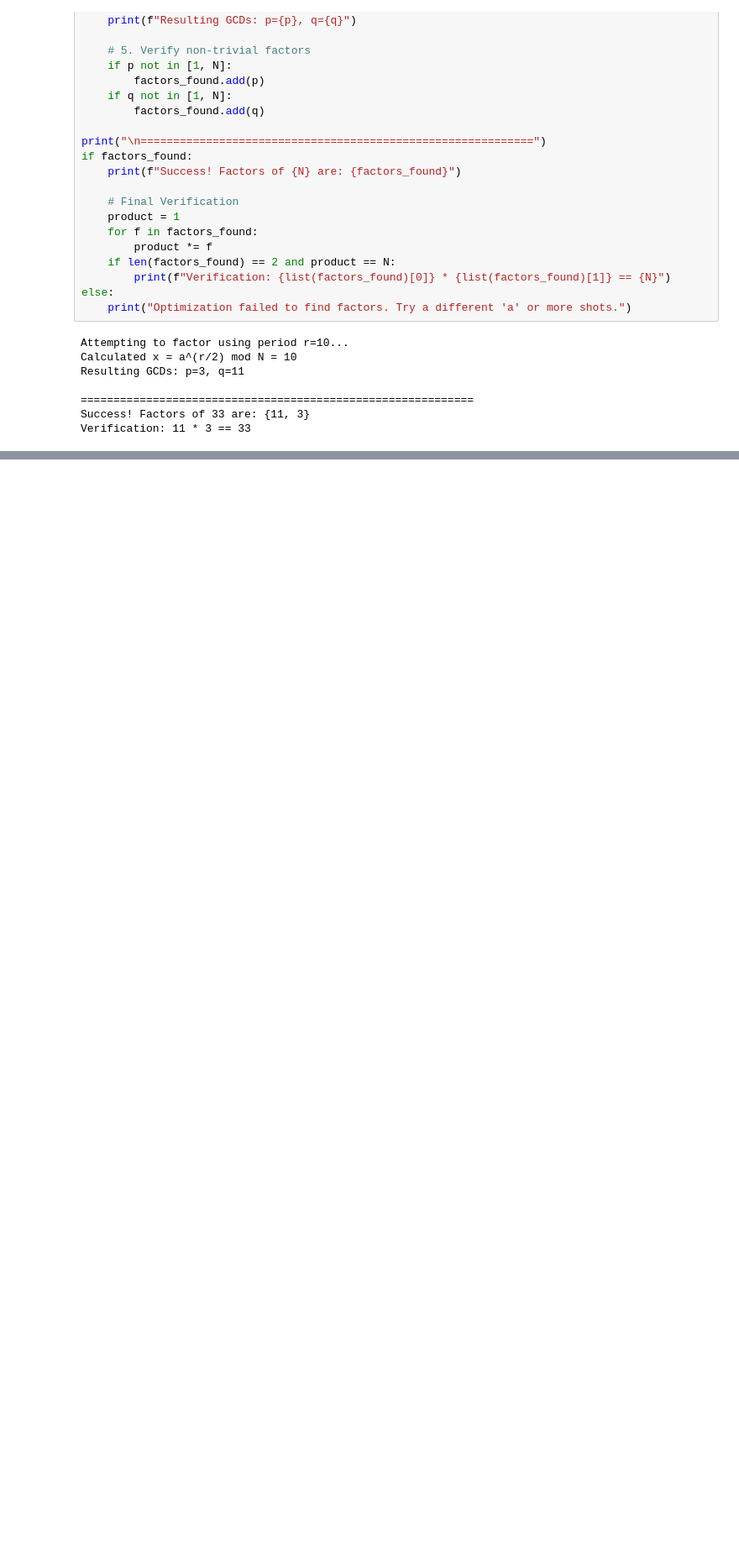
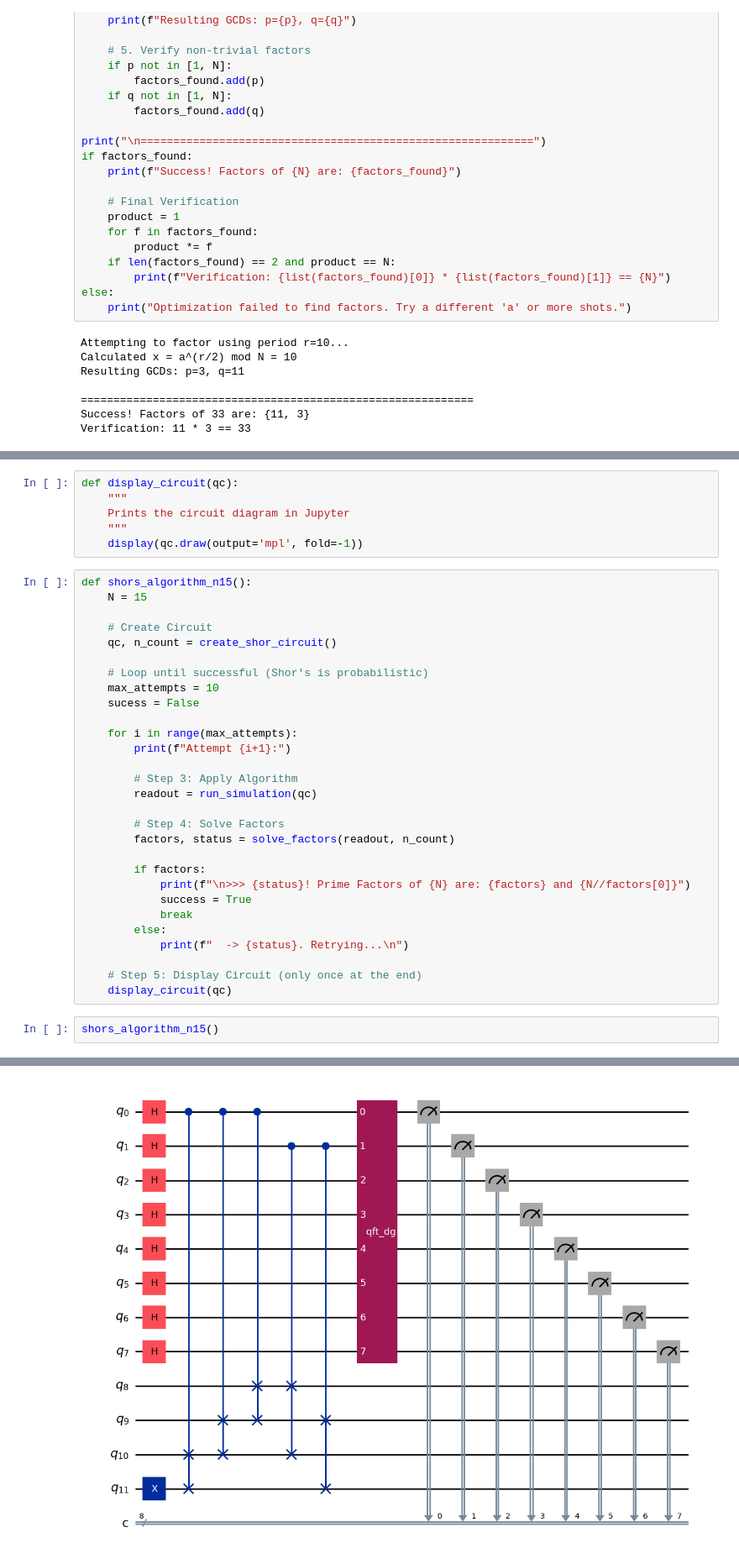
Before and after one commit to georgelake2/Quantum-Computing, a Jupyter notebook: ShorsAlgorithm.ipynb, the cells around one changed output, grey strips where cells are left out. Shown: that part at 84% size. Cells and saved outputs as stored; diff of their text form; blank space fills up the shorter version.

```diff
--- a/ShorsAlgorithm.ipynb
+++ b/ShorsAlgorithm.ipynb
@@ -587,0 +720,38 @@ Verification: 11 * 3 == 33
+# %%
+def display_circuit(qc):
+    """
+    Prints the circuit diagram in Jupyter
+    """
+    display(qc.draw(output='mpl', fold=-1))
+# %%
+def shors_algorithm_n15():
+    N = 15
+
+    # Create Circuit
+    qc, n_count = create_shor_circuit()
+
+    # Loop until successful (Shor's is probabilistic)
+    max_attempts = 10
+    sucess = False
+
+    for i in range(max_attempts):
+        print(f"Attempt {i+1}:")
+
+        # Step 3: Apply Algorithm
+        readout = run_simulation(qc)
+
+        # Step 4: Solve Factors
+        factors, status = solve_factors(readout, n_count)
+
+        if factors:
+            print(f"\n>>> {status}! Prime Factors of {N} are: {factors} and {N//factors[0]}")
+            success = True
+            break
+        else:
+            print(f"  -> {status}. Retrying...\n")
+
+    # Step 5: Display Circuit (only once at the end)
+    display_circuit(qc)
+# %%
+shors_algorithm_n15()
+# %% [output]
@@ -587,0 +761 @@ Verification: 11 * 3 == 33
+[figure, added]
```
Also changed, not shown: parts of 15 cells of this notebook.
